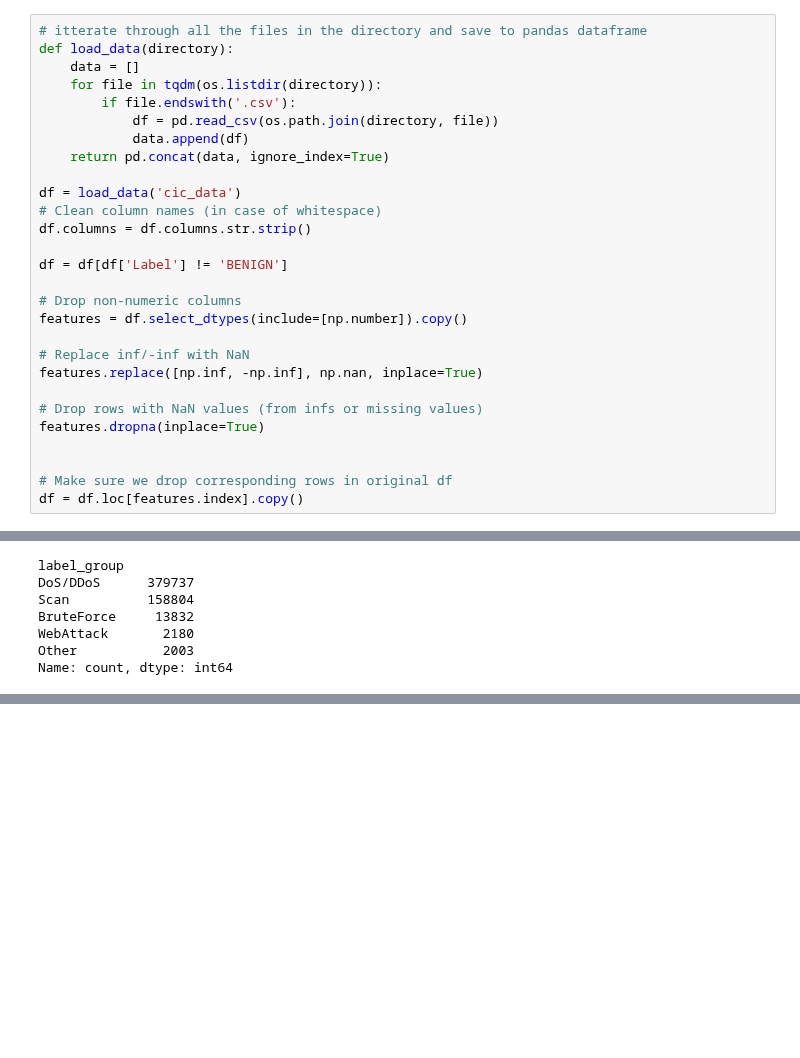
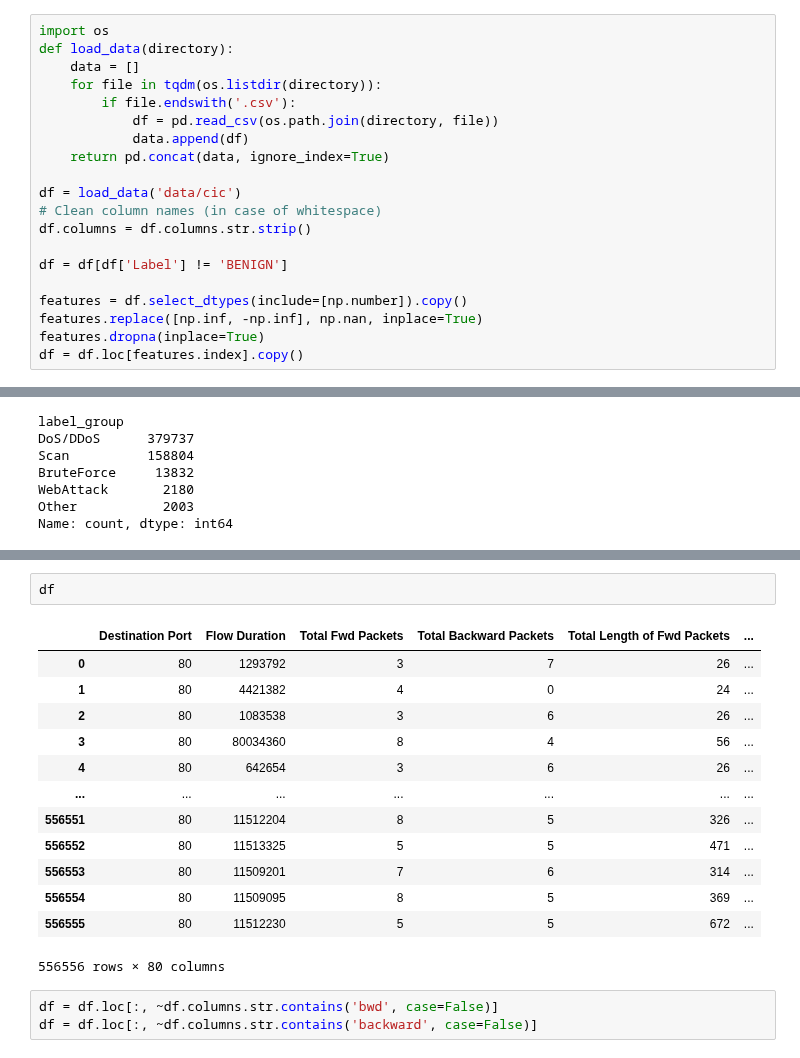
Before and after one commit to lucchinaluca/thesis-datasec, a Jupyter notebook: cic.ipynb, the cells around one changed output, grey strips where cells are left out. Cells and saved outputs as stored; diff of their text form; blank space fills up the shorter version.

```diff
--- a/cic.ipynb
+++ b/cic.ipynb
@@ -29,5 +28,5 @@ from yellowbrick.cluster import SilhouetteVisualizer
 # %%
-# itterate through all the files in the directory and save to pandas dataframe
+import os
 def load_data(directory):
     data = []
     for file in tqdm(os.listdir(directory)):
@@ -36,23 +35,15 @@ def load_data(directory):
             data.append(df)
     return pd.concat(data, ignore_index=True)
 
-df = load_data('cic_data')
+df = load_data('data/cic')
 # Clean column names (in case of whitespace)
 df.columns = df.columns.str.strip()
 
 df = df[df['Label'] != 'BENIGN']
 
-# Drop non-numeric columns
 features = df.select_dtypes(include=[np.number]).copy()
-
-# Replace inf/-inf with NaN
 features.replace([np.inf, -np.inf], np.nan, inplace=True)
-
-# Drop rows with NaN values (from infs or missing values)
 features.dropna(inplace=True)
-
-
-# Make sure we drop corresponding rows in original df
 df = df.loc[features.index].copy()
 # %%
 df.reset_index(drop=True, inplace=True)
@@ -250,0 +78,19 @@ cluster
+# %%
+df
+# %% [output]
+|  | Destination Port | Flow Duration | Total Fwd Packets | Total Backward Packets | Total Length of Fwd Packets | ... |
+| 0 | 80 | 1293792 | 3 | 7 | 26 | ... |
+| 1 | 80 | 4421382 | 4 | 0 | 24 | ... |
+| 2 | 80 | 1083538 | 3 | 6 | 26 | ... |
+| 3 | 80 | 80034360 | 8 | 4 | 56 | ... |
+| 4 | 80 | 642654 | 3 | 6 | 26 | ... |
+| ... | ... | ... | ... | ... | ... | ... |
+| 556551 | 80 | 11512204 | 8 | 5 | 326 | ... |
+| 556552 | 80 | 11513325 | 5 | 5 | 471 | ... |
+| 556553 | 80 | 11509201 | 7 | 6 | 314 | ... |
+| 556554 | 80 | 11509095 | 8 | 5 | 369 | ... |
+| 556555 | 80 | 11512230 | 5 | 5 | 672 | ... |
+556556 rows × 80 columns
+# %%
+df = df.loc[:, ~df.columns.str.contains('bwd', case=False)]
+df = df.loc[:, ~df.columns.str.contains('backward', case=False)]
```
Also changed, not shown: parts of 7 cells of this notebook.
